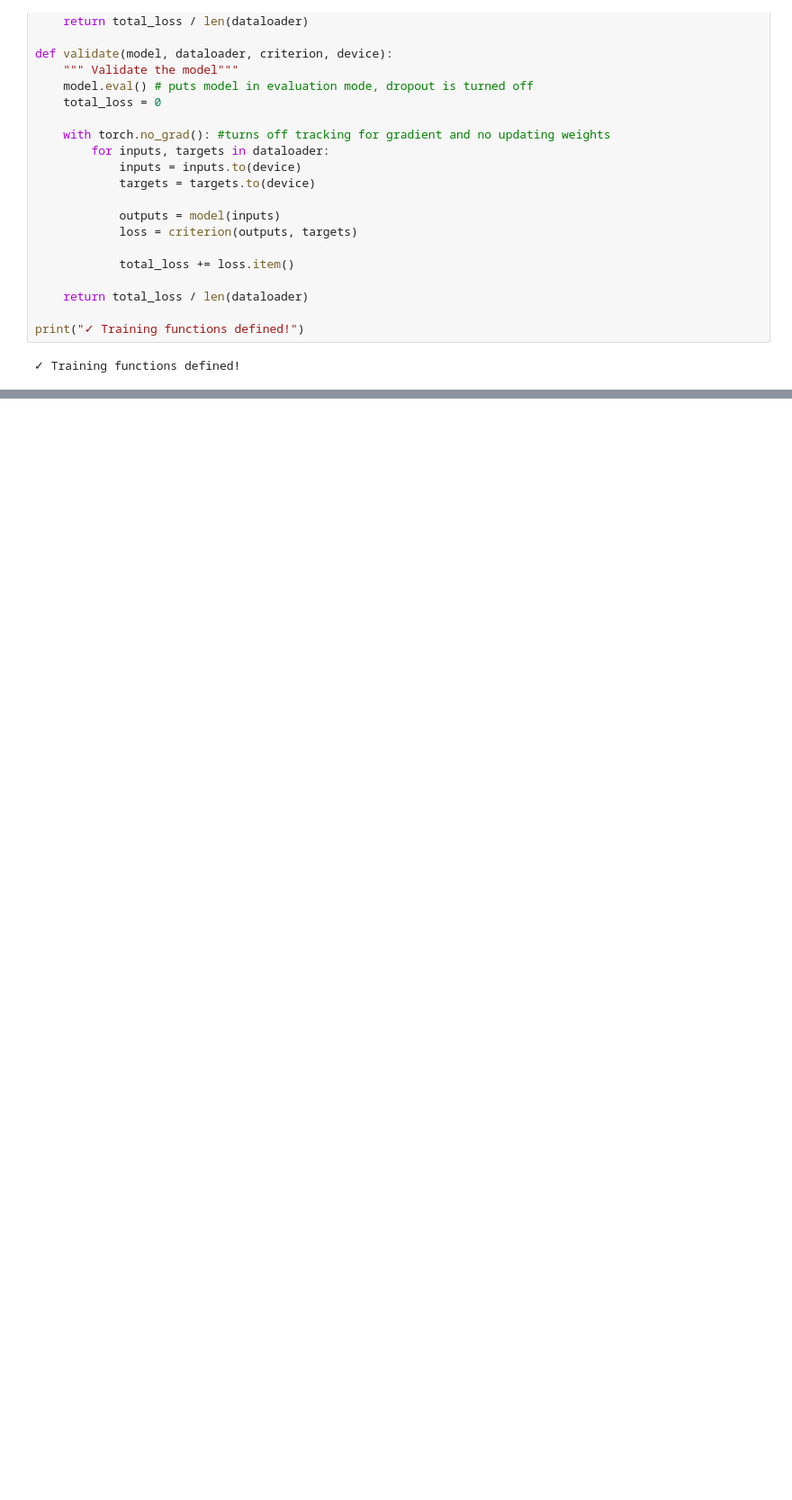
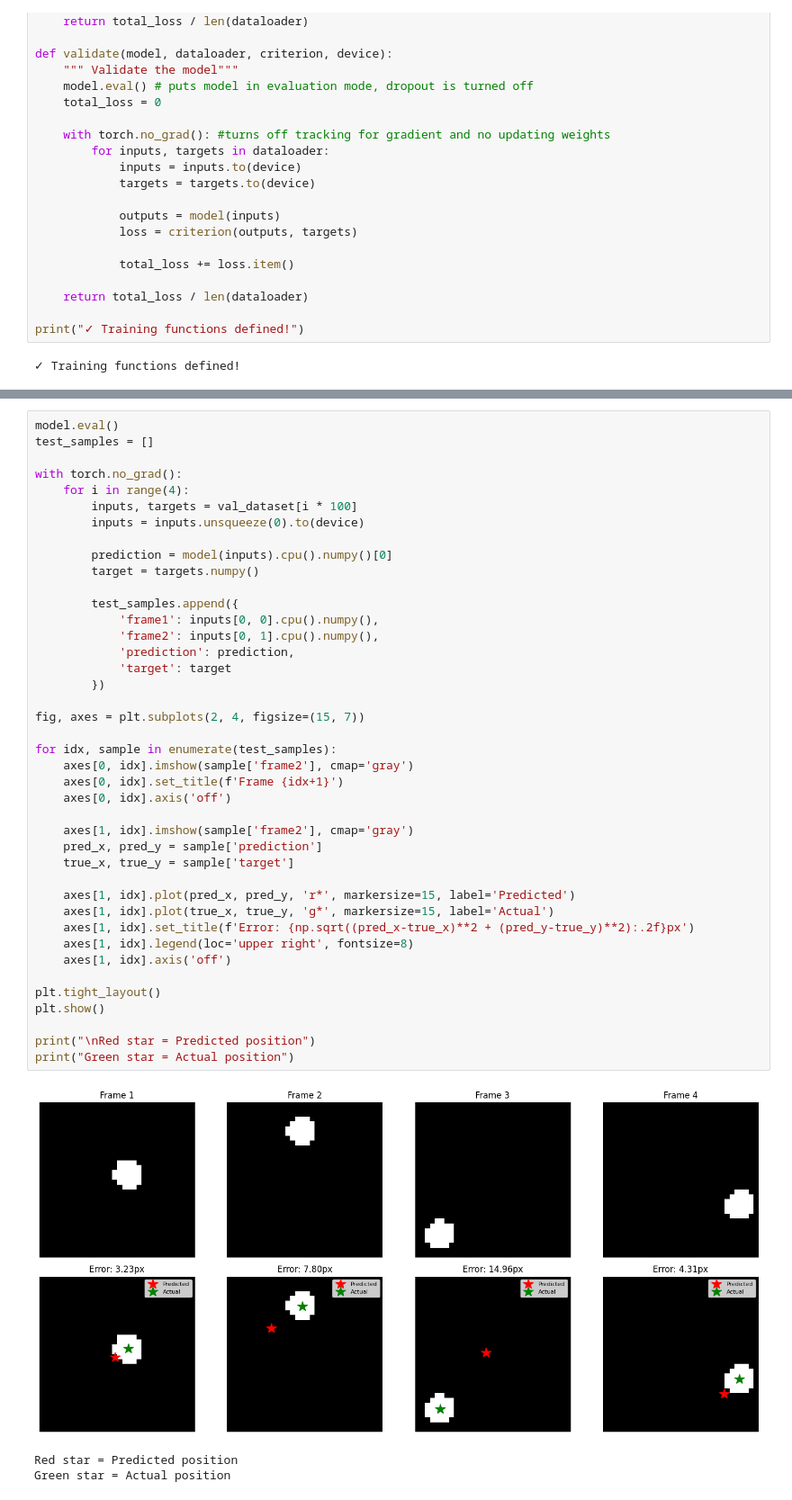
Before and after one commit to Timz-creator/efficient-attention-robotics, a Jupyter notebook: notebooks/03_baseline_tracker.ipynb, the cells around one changed output, grey strips where cells are left out. Shown at 90% size. Cells and saved outputs as stored; diff of their text form; blank space fills up the shorter version.

```diff
--- a/notebooks/03_baseline_tracker.ipynb
+++ b/notebooks/03_baseline_tracker.ipynb
@@ -413,0 +448,45 @@ Calculating accuracy...
+# %%
+model.eval()
+test_samples = []
+
+with torch.no_grad():
+    for i in range(4):
+        inputs, targets = val_dataset[i * 100]
+        inputs = inputs.unsqueeze(0).to(device)
+
+        prediction = model(inputs).cpu().numpy()[0]
+        target = targets.numpy()
+
+        test_samples.append({
+            'frame1': inputs[0, 0].cpu().numpy(),
+            'frame2': inputs[0, 1].cpu().numpy(),
+            'prediction': prediction,
+            'target': target
+        })
+
+fig, axes = plt.subplots(2, 4, figsize=(15, 7))
+
+for idx, sample in enumerate(test_samples):
+    axes[0, idx].imshow(sample['frame2'], cmap='gray')
+    axes[0, idx].set_title(f'Frame {idx+1}')
+    axes[0, idx].axis('off')
+
+    axes[1, idx].imshow(sample['frame2'], cmap='gray')
+    pred_x, pred_y = sample['prediction']
+    true_x, true_y = sample['target']
+
+    axes[1, idx].plot(pred_x, pred_y, 'r*', markersize=15, label='Predicted')
+    axes[1, idx].plot(true_x, true_y, 'g*', markersize=15, label='Actual')
+    axes[1, idx].set_title(f'Error: {np.sqrt((pred_x-true_x)**2 + (pred_y-true_y)**2):.2f}px')
+    axes[1, idx].legend(loc='upper right', fontsize=8)
+    axes[1, idx].axis('off')
+
+plt.tight_layout()
+plt.show()
+
+print("\nRed star = Predicted position")
+print("Green star = Actual position")
+# %% [output]
+[figure, added]
+Red star = Predicted position
+Green star = Actual position
```
Also changed, not shown: parts of 4 cells of this notebook, 2 other files.
